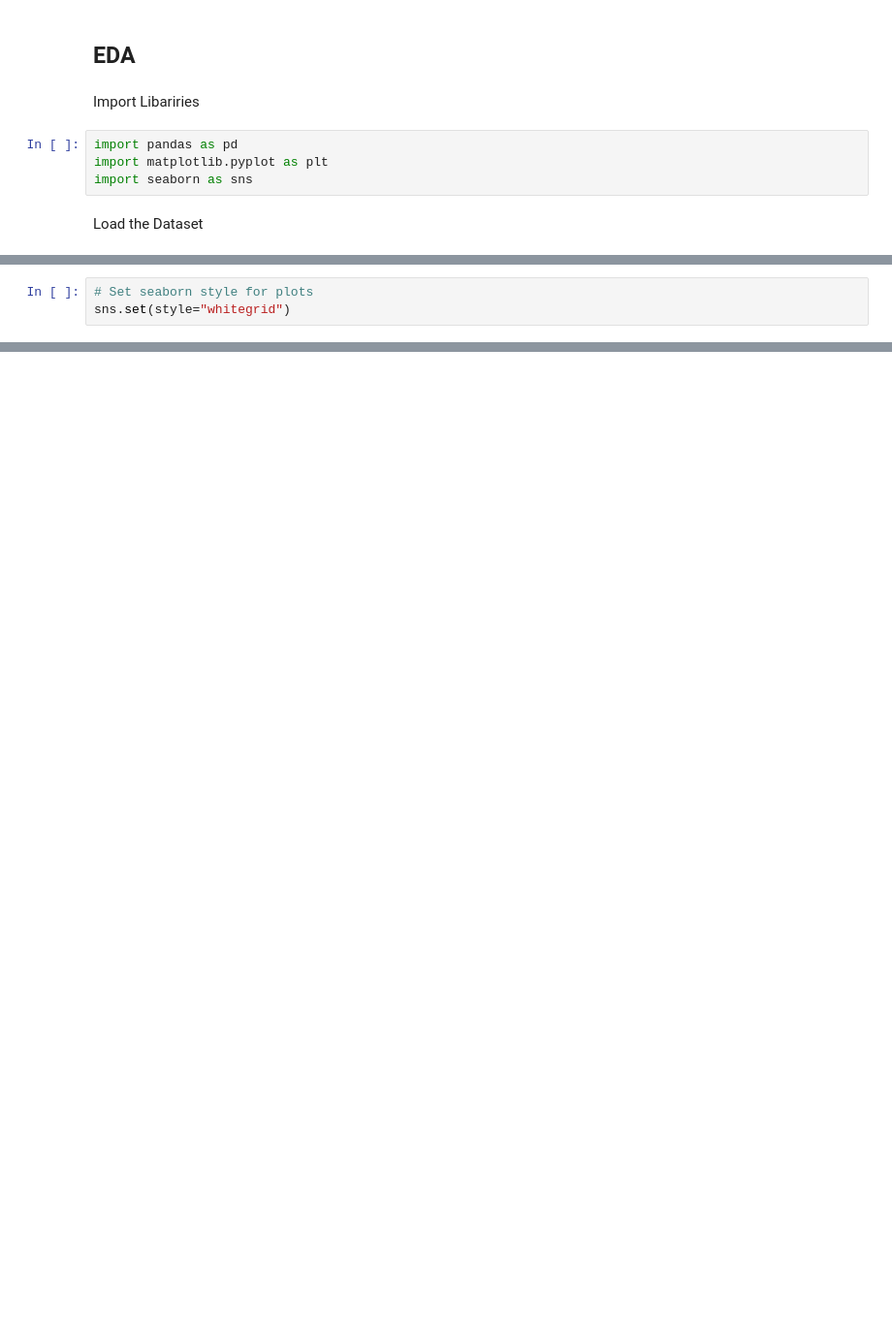
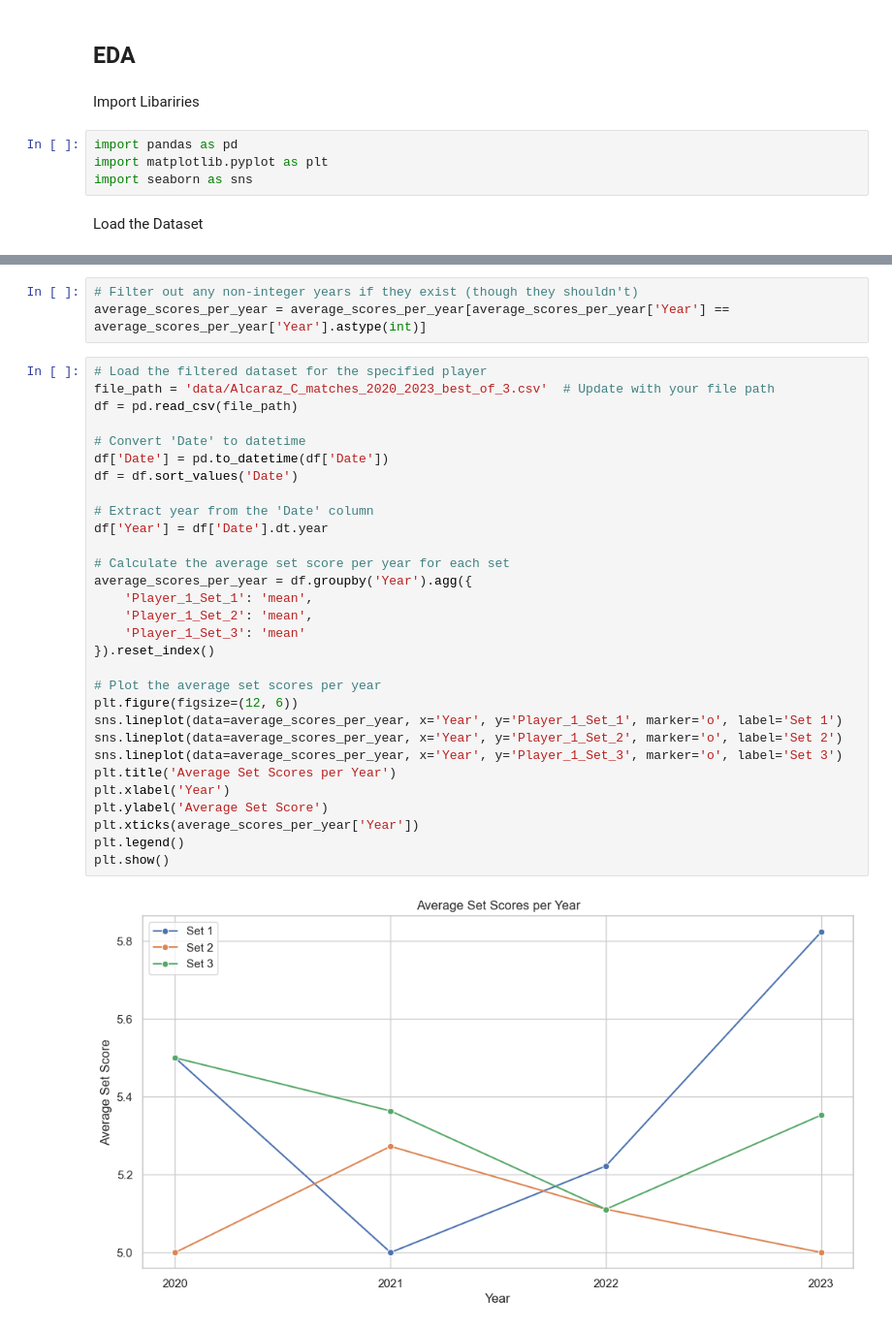
Before and after one commit to jg2012/Capstone_Project, a Jupyter notebook: ATP_notebook.ipynb, the cells around one changed output, grey strips where cells are left out. Shown at 97% size. Saved outputs shown, nothing was run; the diff lists cells and outputs as text; blank space fills up the shorter version.

```diff
--- a/ATP_notebook.ipynb
+++ b/ATP_notebook.ipynb
@@ -377,3 +356,0 @@ max             2.000000          2.000000
-# %%
-# Set seaborn style for plots
-sns.set(style="whitegrid")
@@ -489,0 +406,35 @@ Name: Player_2_Set_3, dtype: float64
+# %%
+# Filter out any non-integer years if they exist (though they shouldn't)
+average_scores_per_year = average_scores_per_year[average_scores_per_year['Year'] == average_scores_per_year['Year'].astype(int)]
+# %%
+# Load the filtered dataset for the specified player
+file_path = 'data/Alcaraz_C_matches_2020_2023_best_of_3.csv'  # Update with your file path
+df = pd.read_csv(file_path)
+
+# Convert 'Date' to datetime
+df['Date'] = pd.to_datetime(df['Date'])
+df = df.sort_values('Date')
+
+# Extract year from the 'Date' column
+df['Year'] = df['Date'].dt.year
+
+# Calculate the average set score per year for each set
+average_scores_per_year = df.groupby('Year').agg({
+    'Player_1_Set_1': 'mean',
+    'Player_1_Set_2': 'mean',
+    'Player_1_Set_3': 'mean'
+}).reset_index()
+
+# Plot the average set scores per year
+plt.figure(figsize=(12, 6))
+sns.lineplot(data=average_scores_per_year, x='Year', y='Player_1_Set_1', marker='o', label='Set 1')
+sns.lineplot(data=average_scores_per_year, x='Year', y='Player_1_Set_2', marker='o', label='Set 2')
+sns.lineplot(data=average_scores_per_year, x='Year', y='Player_1_Set_3', marker='o', label='Set 3')
+plt.title('Average Set Scores per Year')
+plt.xlabel('Year')
+plt.ylabel('Average Set Score')
+plt.xticks(average_scores_per_year['Year'])
+plt.legend()
+plt.show()
+# %% [output]
+[figure, added]
```
Also changed, not shown: parts of 31 cells of this notebook, 6 other files.
